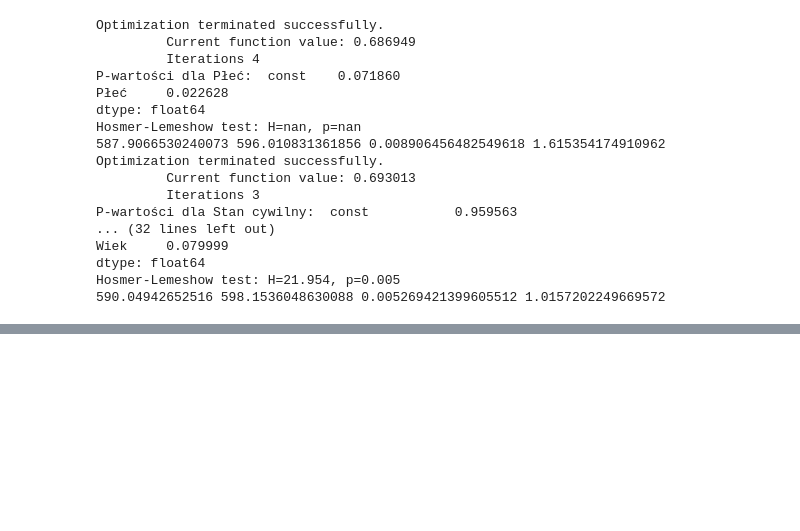
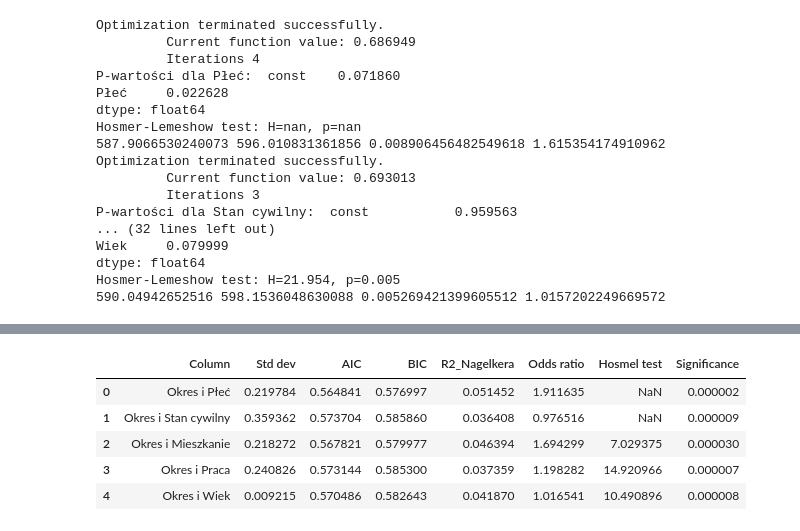
Before and after one commit to ad-po/ocena-kredytu, a Jupyter notebook: notebook.ipynb, the cells around one changed output, grey strips where cells are left out. Drawn from its saved outputs; the diff is of its cells as text; code cells hidden in the pictures; blank space fills up the shorter version.

```diff
--- a/notebook.ipynb
+++ b/notebook.ipynb
@@ -179,0 +249,9 @@ evaluation
+# %%
+evaluation
+# %% [output]
+|  | Column | Std dev | AIC | BIC | R2_Nagelkera | Odds ratio | Hosmel test | Significance |
+| 0 | Okres i Płeć | 0.219784 | 0.564841 | 0.576997 | 0.051452 | 1.911635 | NaN | 0.000002 |
+| 1 | Okres i Stan cywilny | 0.359362 | 0.573704 | 0.585860 | 0.036408 | 0.976516 | NaN | 0.000009 |
+| 2 | Okres i Mieszkanie | 0.218272 | 0.567821 | 0.579977 | 0.046394 | 1.694299 | 7.029375 | 0.000030 |
+| 3 | Okres i Praca | 0.240826 | 0.573144 | 0.585300 | 0.037359 | 1.198282 | 14.920966 | 0.000007 |
+| 4 | Okres i Wiek | 0.009215 | 0.570486 | 0.582643 | 0.041870 | 1.016541 | 10.490896 | 0.000008 |
```
Also changed, not shown: parts of 7 cells of this notebook.
